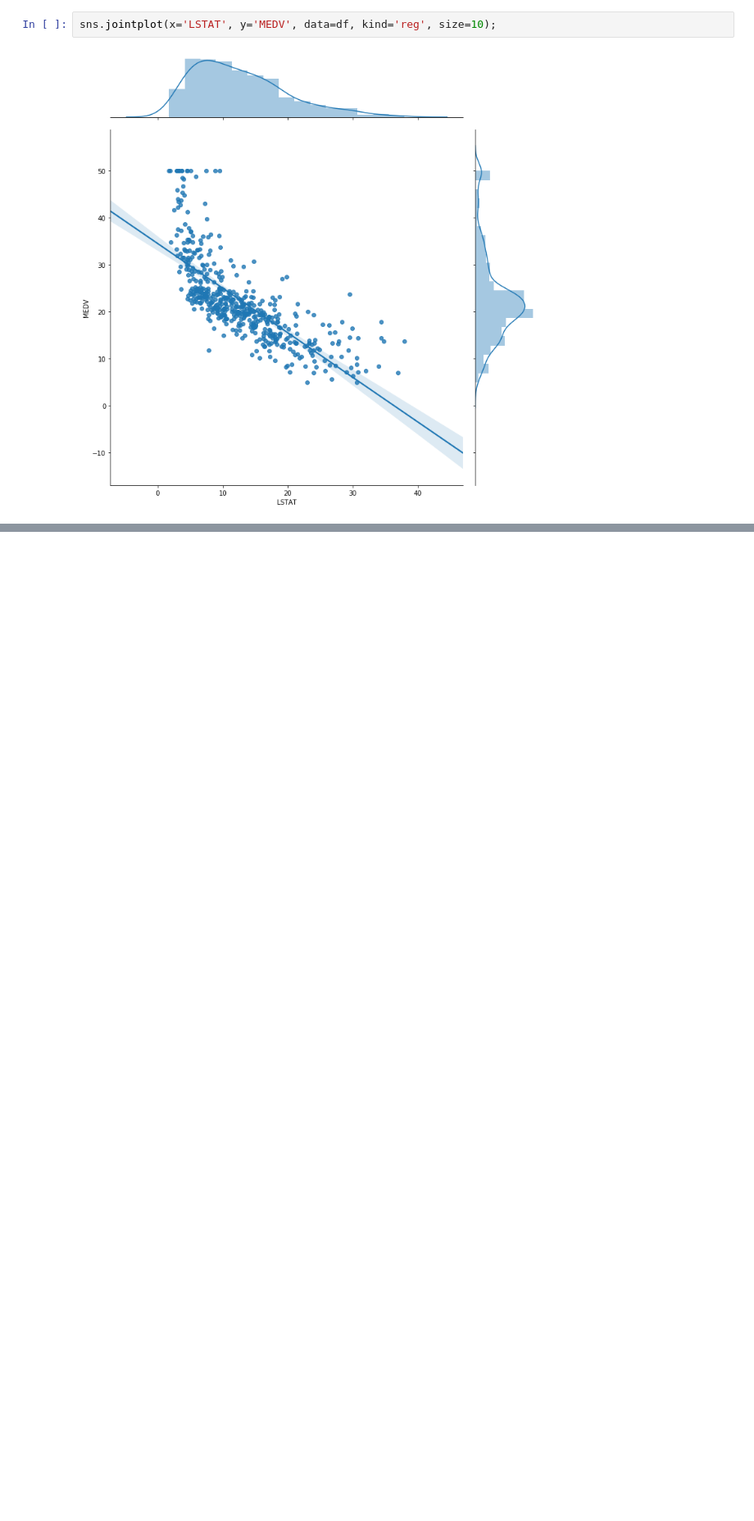
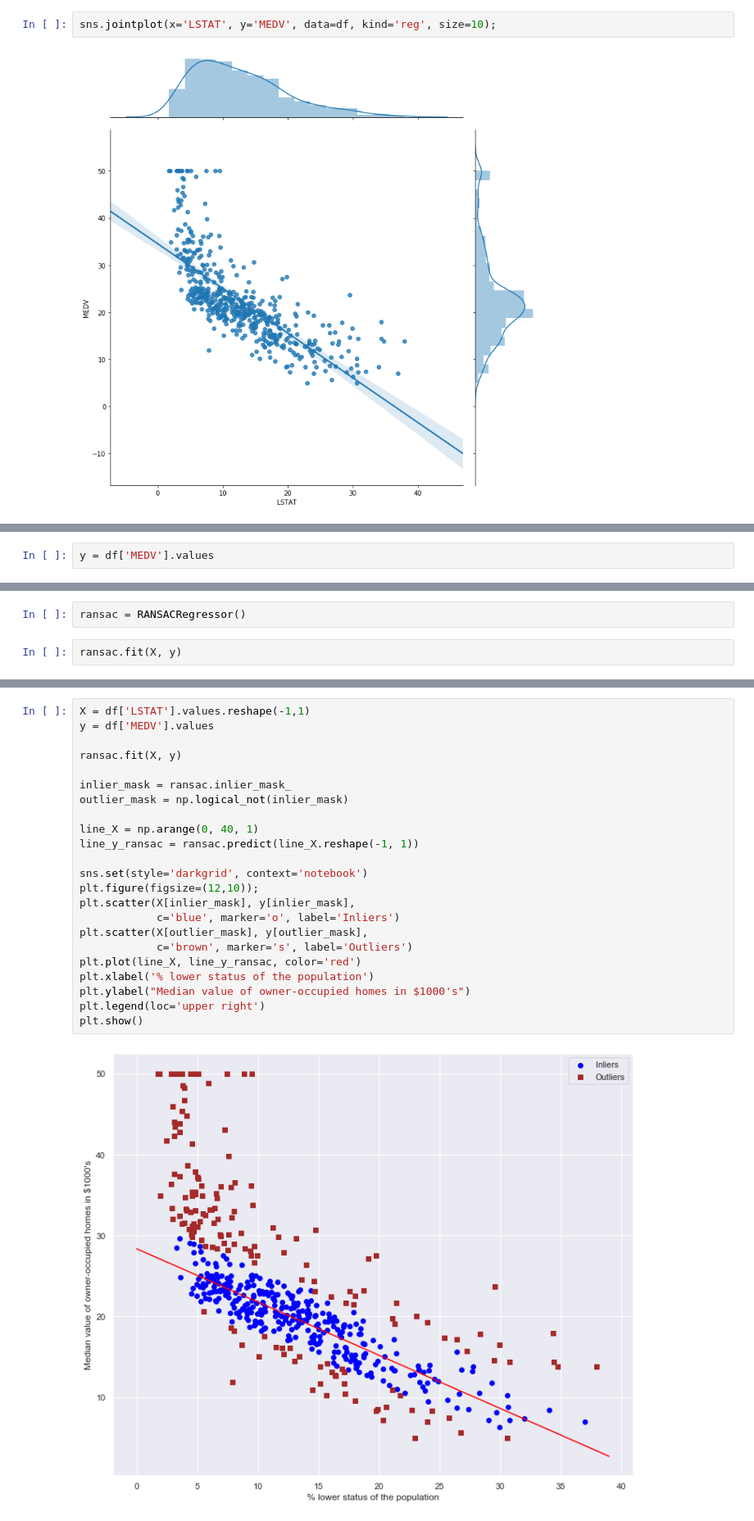
Before and after one commit to assadzakir/deep-learning, a Jupyter notebook: 06-BShousing-project/Bonston Housing Price Prediction.ipynb, the cells around one changed output, grey strips where cells are left out. Shown: that part at 82% size. Saved outputs shown, nothing was run; the diff lists cells and outputs as text; blank space fills up the shorter version.

```diff
--- a/06-BShousing-project/Bonston Housing Price Prediction.ipynb
+++ b/06-BShousing-project/Bonston Housing Price Prediction.ipynb
@@ -164,0 +191,2 @@ sns.jointplot(x='LSTAT', y='MEDV', data=df, kind='reg', size=10);
+# %%
+y = df['MEDV'].values
@@ -164,0 +195,4 @@ sns.jointplot(x='LSTAT', y='MEDV', data=df, kind='reg', size=10);
+# %%
+ransac = RANSACRegressor()
+# %%
+ransac.fit(X, y)
@@ -164,0 +242,25 @@ sns.jointplot(x='LSTAT', y='MEDV', data=df, kind='reg', size=10);
+# %%
+X = df['LSTAT'].values.reshape(-1,1)
+y = df['MEDV'].values
+
+ransac.fit(X, y)
+
+inlier_mask = ransac.inlier_mask_
+outlier_mask = np.logical_not(inlier_mask)
+
+line_X = np.arange(0, 40, 1)
+line_y_ransac = ransac.predict(line_X.reshape(-1, 1))
+
+sns.set(style='darkgrid', context='notebook')
+plt.figure(figsize=(12,10));
+plt.scatter(X[inlier_mask], y[inlier_mask],
+            c='blue', marker='o', label='Inliers')
+plt.scatter(X[outlier_mask], y[outlier_mask],
+            c='brown', marker='s', label='Outliers')
+plt.plot(line_X, line_y_ransac, color='red')
+plt.xlabel('% lower status of the population')
+plt.ylabel("Median value of owner-occupied homes in $1000's")
+plt.legend(loc='upper right')
+plt.show()
+# %% [output]
+[figure, added]
```
Also changed, not shown: parts of 21 cells of this notebook.
